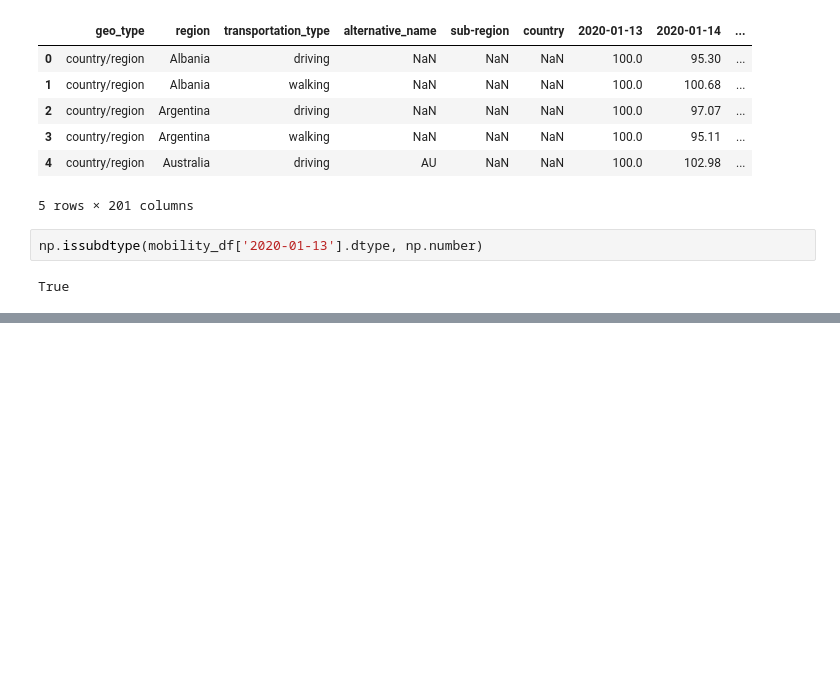
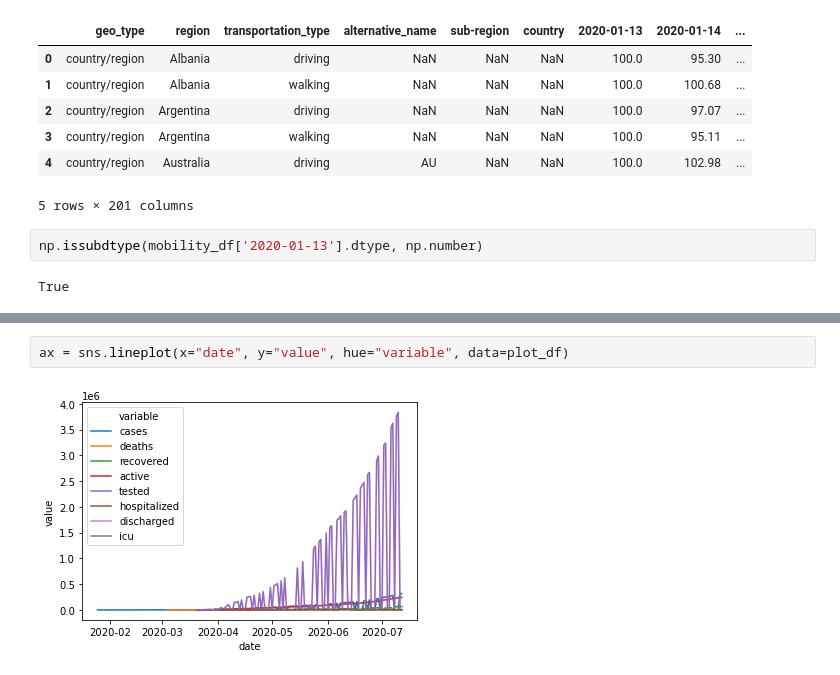
Before and after one commit to pillowtann/wwcode-covid-project, a Jupyter notebook: scripts/covid_EDA.ipynb, the cells around one changed output, grey strips where cells are left out. Cells and saved outputs as stored; diff of their text form; blank space fills up the shorter version.

```diff
--- a/scripts/covid_EDA.ipynb
+++ b/scripts/covid_EDA.ipynb
@@ -104,0 +272,4 @@ KeyboardInterrupt:
+# %%
+ax = sns.lineplot(x="date", y="value", hue="variable", data=plot_df)
+# %% [output]
+[figure, added]
```
Also changed, not shown: parts of 26 cells of this notebook.
